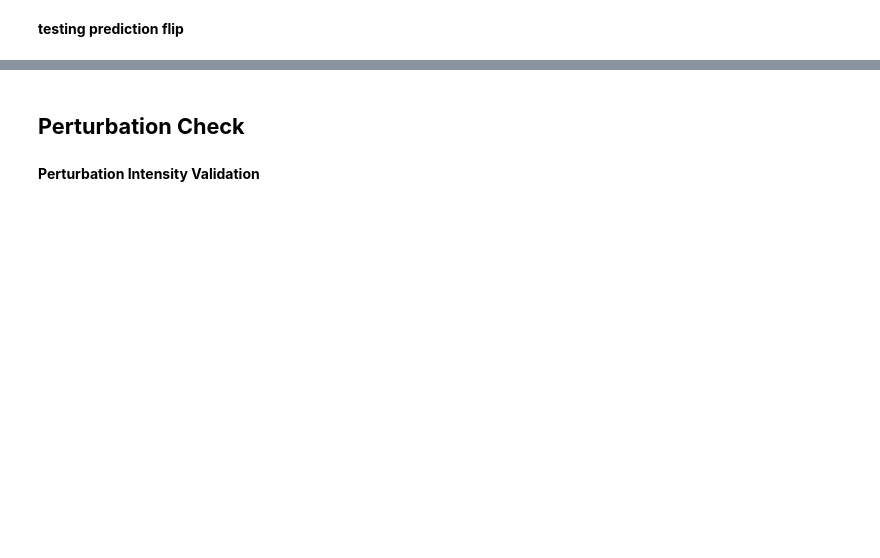
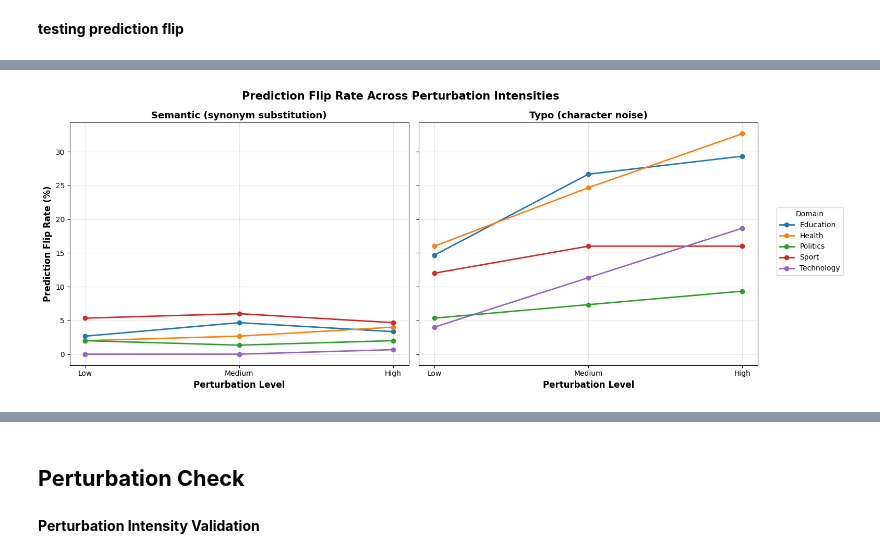
Before and after one commit to JelJel99/ths_test, a Jupyter notebook: run_complete_pipeline.ipynb, the cells around one changed output, grey strips where cells are left out. Drawn from its saved outputs; the diff is of its cells as text; code cells hidden in the pictures; blank space fills up the shorter version.

```diff
--- a/run_complete_pipeline.ipynb
+++ b/run_complete_pipeline.ipynb
@@ -356,6 +363,0 @@ for domain in domains:
-# %%
-import os
-
-for domain in ["Education","Health","Politics","Sport","Technology"]:
-    ckpt = f"/content/drive/MyDrive/thesis/checkpoints/base/{domain}/best_model.pt"
-    print(domain, os.path.exists(ckpt))
@@ -1235,0 +906,88 @@ Technology      Low=0.00% | Medium=0.00% | High=0.67%
+# %%
+# ── PREDICTION FLIP ANALYSIS ────────────────────────────────────────────────
+# How often does a perturbation flip the predicted label? We compute this per
+# domain, per mechanism (semantic/typo), per level, from the nested results.
+import json
+import pandas as pd
+import numpy as np
+import matplotlib.pyplot as plt
+
+with open(COMPLETE_EVALUATION_JSON, "r", encoding="utf-8") as f:
+    results = json.load(f)
+
+PERTURB_TYPES = ["semantic", "typo"]
+PERTURB_LEVELS = ["low", "medium", "high"]
+PERTURB_TYPE_LABELS = {
+    "semantic": "Semantic (synonym substitution)",
+    "typo": "Typo (character noise)",
+}
+
+# ---- Flatten the nested flip data into one tidy DataFrame ---------------
+rows = []
+for domain, domain_block in results["perturbation"].items():
+    for ptype in PERTURB_TYPES:
+        for level in PERTURB_LEVELS:
+            level_block = domain_block.get(ptype, {}).get(level)
+            if level_block is None:
+                continue
+            flip = level_block.get("prediction_flip", {})
+            rows.append({
+                "domain": domain,
+                "type": ptype,
+                "level": level,
+                "flip_rate_pct": flip.get("flip_rate_pct", 0),
+                "flip_0_to_1_count": flip.get("flip_0_to_1_count", 0),
+                "flip_1_to_0_count": flip.get("flip_1_to_0_count", 0),
+                "correct_to_incorrect":
+                    flip.get("flips", {}).get("correct_to_incorrect", 0),
+                "incorrect_to_correct":
+                    flip.get("flips", {}).get("incorrect_to_correct", 0),
+            })
+
+df = pd.DataFrame(rows)
+
+# ---- Print the full flip table -------------------------------------------
+print("=" * 80)
+print("PREDICTION FLIP ANALYSIS  (per domain / mechanism / level)")
+print("=" * 80)
+print(df.to_string(index=False))
+
+# ---- Average flip rate by level, split by mechanism ----------------------
+print("\n" + "=" * 80)
+print("AVERAGE FLIP RATE (%) BY LEVEL AND MECHANISM")
+print("=" * 80)
+pivot_avg = (
+    df.pivot_table(index="level", columns="type",
+                   values="flip_rate_pct", aggfunc="mean")
+      .reindex(index=PERTURB_LEVELS, columns=PERTURB_TYPES)
+)
+print(pivot_avg.round(2).to_string())
+
+# ---- Chart: flip rate vs. intensity, two subplots (semantic | typo) ------
+x_base = np.arange(len(PERTURB_LEVELS))
+fig, axes = plt.subplots(1, 2, figsize=(14, 6), sharey=True)
+for ax, ptype in zip(axes, PERTURB_TYPES):
+    sub = df[df["type"] == ptype]
+    for domain in sub["domain"].unique():
+        dom_rows = (
+            sub[sub["domain"] == domain]
+            .set_index("level")
+            .reindex(PERTURB_LEVELS)
+        )
+        ax.plot(x_base, dom_rows["flip_rate_pct"].values,
+                marker="o", linewidth=2, label=domain)
+    ax.set_title(PERTURB_TYPE_LABELS[ptype], fontsize=13, fontweight="bold")
+    ax.set_xlabel("Perturbation Level", fontsize=12, fontweight="bold")
+    ax.set_xticks(x_base)
+    ax.set_xticklabels([l.capitalize() for l in PERTURB_LEVELS])
+    ax.grid(True, alpha=0.3)
+axes[0].set_ylabel("Prediction Flip Rate (%)", fontsize=12, fontweight="bold")
+handles, labels = axes[0].get_legend_handles_labels()
+fig.legend(handles, labels, title="Domain",
+           bbox_to_anchor=(1.01, 0.5), loc="center left", frameon=True)
+fig.suptitle("Prediction Flip Rate Across Perturbation Intensities",
+             fontsize=15, fontweight="bold")
+fig.tight_layout()
+plt.show()
+plt.close(fig)
+# %% [output]
@@ -1236 +1011,2 @@ Technology      Low=0.00% | Medium=0.00% | High=0.67%
+[figure, added]
 # %%
```
Also changed, not shown: parts of 27 cells of this notebook, 8 other files.
